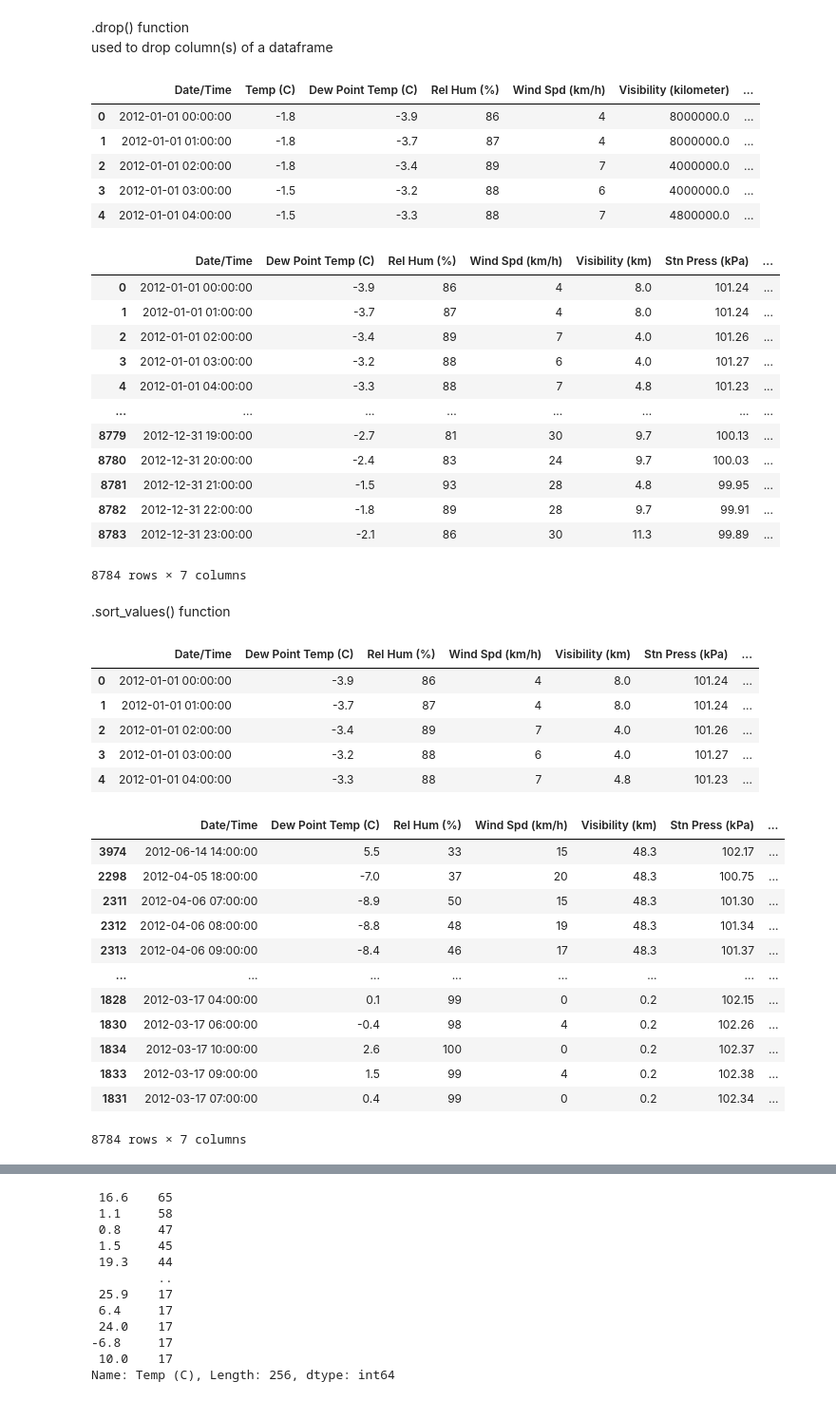
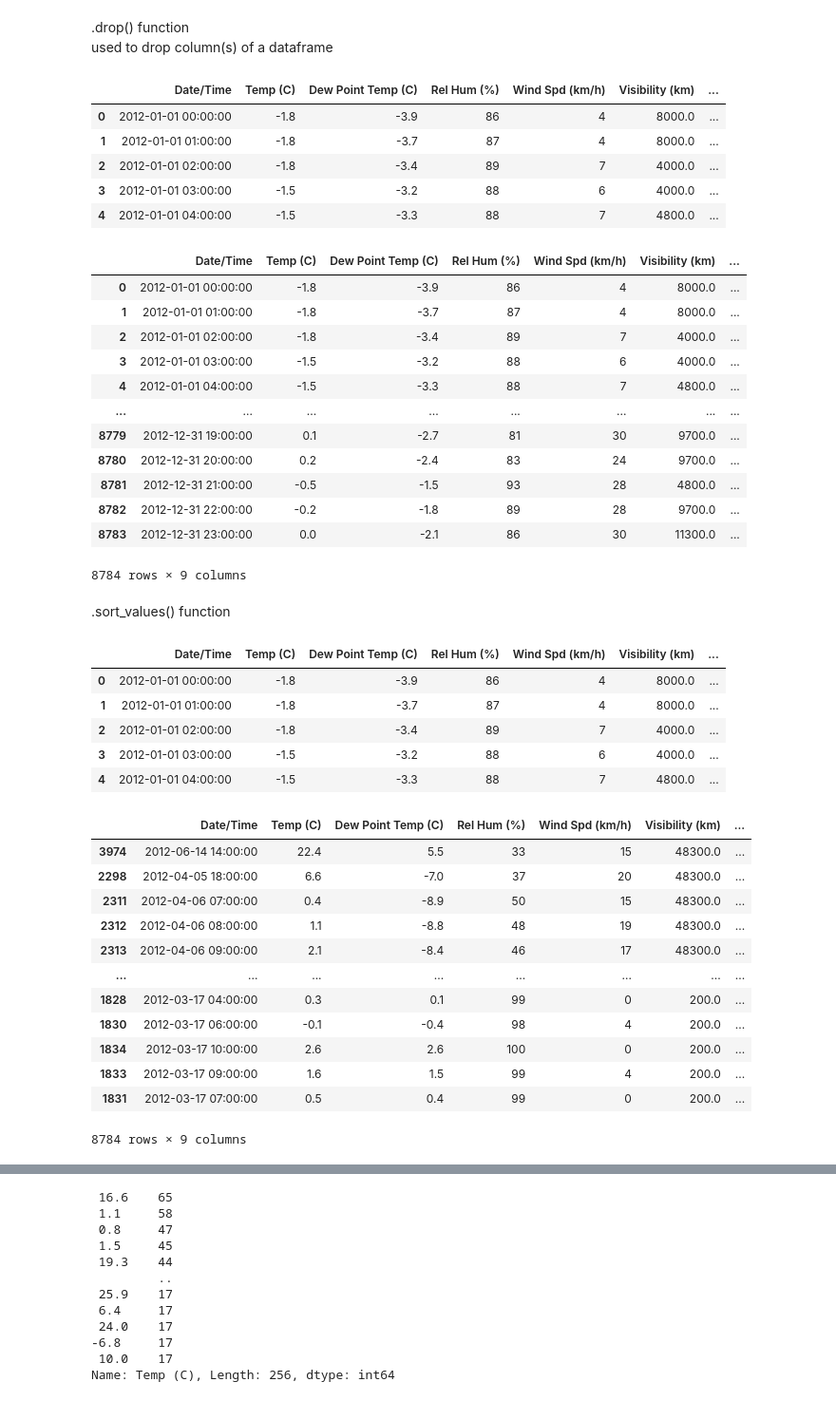
Before and after one commit to tussshar27/ipynb-files, a Jupyter notebook: 5.Python_Advance3.ipynb, the cells around one changed output, grey strips where cells are left out. Shown at 95% size. Saved outputs shown, nothing was run; the diff lists cells and outputs as text; code cells hidden in the pictures.

```diff
--- a/5.Python_Advance3.ipynb
+++ b/5.Python_Advance3.ipynb
@@ -128,62 +129,64 @@ d1
 8784 rows × 9 columns
+# %%
+d1.rename(columns={'Visibility (kilometer)': 'Visibility (km)'}, inplace=True)
 # %% [markdown]
 .drop() function
 used to drop column(s) of a dataframe
 # %%
 d1.head()
 # %% [output]
-|  | Date/Time | Temp (C) | Dew Point Temp (C) | Rel Hum (%) | Wind Spd (km/h) | Visibility (kilometer) | ... |
-| 0 | 2012-01-01 00:00:00 | -1.8 | -3.9 | 86 | 4 | 8000000.0 | ... |
-| 1 | 2012-01-01 01:00:00 | -1.8 | -3.7 | 87 | 4 | 8000000.0 | ... |
-| 2 | 2012-01-01 02:00:00 | -1.8 | -3.4 | 89 | 7 | 4000000.0 | ... |
-| 3 | 2012-01-01 03:00:00 | -1.5 | -3.2 | 88 | 6 | 4000000.0 | ... |
-| 4 | 2012-01-01 04:00:00 | -1.5 | -3.3 | 88 | 7 | 4800000.0 | ... |
+|  | Date/Time | Temp (C) | Dew Point Temp (C) | Rel Hum (%) | Wind Spd (km/h) | Visibility (km) | ... |
+| 0 | 2012-01-01 00:00:00 | -1.8 | -3.9 | 86 | 4 | 8000.0 | ... |
+| 1 | 2012-01-01 01:00:00 | -1.8 | -3.7 | 87 | 4 | 8000.0 | ... |
+| 2 | 2012-01-01 02:00:00 | -1.8 | -3.4 | 89 | 7 | 4000.0 | ... |
+| 3 | 2012-01-01 03:00:00 | -1.5 | -3.2 | 88 | 6 | 4000.0 | ... |
+| 4 | 2012-01-01 04:00:00 | -1.5 | -3.3 | 88 | 7 | 4800.0 | ... |
 # %%
 #axis: 0 means row, 1 means column
-d1 = d1.drop(labels=['Temp (C)'],axis=1)
+#d1 = d1.drop(labels=['Temp (C)'],axis=1)
 d1
 # %% [output]
-|  | Date/Time | Dew Point Temp (C) | Rel Hum (%) | Wind Spd (km/h) | Visibility (km) | Stn Press (kPa) | ... |
-| 0 | 2012-01-01 00:00:00 | -3.9 | 86 | 4 | 8.0 | 101.24 | ... |
-| 1 | 2012-01-01 01:00:00 | -3.7 | 87 | 4 | 8.0 | 101.24 | ... |
-| 2 | 2012-01-01 02:00:00 | -3.4 | 89 | 7 | 4.0 | 101.26 | ... |
-| 3 | 2012-01-01 03:00:00 | -3.2 | 88 | 6 | 4.0 | 101.27 | ... |
-| 4 | 2012-01-01 04:00:00 | -3.3 | 88 | 7 | 4.8 | 101.23 | ... |
+|  | Date/Time | Temp (C) | Dew Point Temp (C) | Rel Hum (%) | Wind Spd (km/h) | Visibility (km) | ... |
+| 0 | 2012-01-01 00:00:00 | -1.8 | -3.9 | 86 | 4 | 8000.0 | ... |
+| 1 | 2012-01-01 01:00:00 | -1.8 | -3.7 | 87 | 4 | 8000.0 | ... |
+| 2 | 2012-01-01 02:00:00 | -1.8 | -3.4 | 89 | 7 | 4000.0 | ... |
+| 3 | 2012-01-01 03:00:00 | -1.5 | -3.2 | 88 | 6 | 4000.0 | ... |
+| 4 | 2012-01-01 04:00:00 | -1.5 | -3.3 | 88 | 7 | 4800.0 | ... |
 | ... | ... | ... | ... | ... | ... | ... | ... |
-| 8779 | 2012-12-31 19:00:00 | -2.7 | 81 | 30 | 9.7 | 100.13 | ... |
-| 8780 | 2012-12-31 20:00:00 | -2.4 | 83 | 24 | 9.7 | 100.03 | ... |
-| 8781 | 2012-12-31 21:00:00 | -1.5 | 93 | 28 | 4.8 | 99.95 | ... |
-| 8782 | 2012-12-31 22:00:00 | -1.8 | 89 | 28 | 9.7 | 99.91 | ... |
-| 8783 | 2012-12-31 23:00:00 | -2.1 | 86 | 30 | 11.3 | 99.89 | ... |
+| 8779 | 2012-12-31 19:00:00 | 0.1 | -2.7 | 81 | 30 | 9700.0 | ... |
+| 8780 | 2012-12-31 20:00:00 | 0.2 | -2.4 | 83 | 24 | 9700.0 | ... |
+| 8781 | 2012-12-31 21:00:00 | -0.5 | -1.5 | 93 | 28 | 4800.0 | ... |
+| 8782 | 2012-12-31 22:00:00 | -0.2 | -1.8 | 89 | 28 | 9700.0 | ... |
+| 8783 | 2012-12-31 23:00:00 | 0.0 | -2.1 | 86 | 30 | 11300.0 | ... |
-8784 rows × 7 columns
+8784 rows × 9 columns
 # %% [markdown]
 .sort_values() function
 # %%
 d1.head()
 # %% [output]
-|  | Date/Time | Dew Point Temp (C) | Rel Hum (%) | Wind Spd (km/h) | Visibility (km) | Stn Press (kPa) | ... |
-| 0 | 2012-01-01 00:00:00 | -3.9 | 86 | 4 | 8.0 | 101.24 | ... |
-| 1 | 2012-01-01 01:00:00 | -3.7 | 87 | 4 | 8.0 | 101.24 | ... |
-| 2 | 2012-01-01 02:00:00 | -3.4 | 89 | 7 | 4.0 | 101.26 | ... |
-| 3 | 2012-01-01 03:00:00 | -3.2 | 88 | 6 | 4.0 | 101.27 | ... |
-| 4 | 2012-01-01 04:00:00 | -3.3 | 88 | 7 | 4.8 | 101.23 | ... |
+|  | Date/Time | Temp (C) | Dew Point Temp (C) | Rel Hum (%) | Wind Spd (km/h) | Visibility (km) | ... |
+| 0 | 2012-01-01 00:00:00 | -1.8 | -3.9 | 86 | 4 | 8000.0 | ... |
+| 1 | 2012-01-01 01:00:00 | -1.8 | -3.7 | 87 | 4 | 8000.0 | ... |
+| 2 | 2012-01-01 02:00:00 | -1.8 | -3.4 | 89 | 7 | 4000.0 | ... |
+| 3 | 2012-01-01 03:00:00 | -1.5 | -3.2 | 88 | 6 | 4000.0 | ... |
+| 4 | 2012-01-01 04:00:00 | -1.5 | -3.3 | 88 | 7 | 4800.0 | ... |
 # %%
 sorted_visibility = d1.sort_values('Visibility (km)', ascending=False)
 sorted_visibility
 # %% [output]
-|  | Date/Time | Dew Point Temp (C) | Rel Hum (%) | Wind Spd (km/h) | Visibility (km) | Stn Press (kPa) | ... |
-| 3974 | 2012-06-14 14:00:00 | 5.5 | 33 | 15 | 48.3 | 102.17 | ... |
-| 2298 | 2012-04-05 18:00:00 | -7.0 | 37 | 20 | 48.3 | 100.75 | ... |
-| 2311 | 2012-04-06 07:00:00 | -8.9 | 50 | 15 | 48.3 | 101.30 | ... |
-| 2312 | 2012-04-06 08:00:00 | -8.8 | 48 | 19 | 48.3 | 101.34 | ... |
-| 2313 | 2012-04-06 09:00:00 | -8.4 | 46 | 17 | 48.3 | 101.37 | ... |
+|  | Date/Time | Temp (C) | Dew Point Temp (C) | Rel Hum (%) | Wind Spd (km/h) | Visibility (km) | ... |
+| 3974 | 2012-06-14 14:00:00 | 22.4 | 5.5 | 33 | 15 | 48300.0 | ... |
+| 2298 | 2012-04-05 18:00:00 | 6.6 | -7.0 | 37 | 20 | 48300.0 | ... |
+| 2311 | 2012-04-06 07:00:00 | 0.4 | -8.9 | 50 | 15 | 48300.0 | ... |
+| 2312 | 2012-04-06 08:00:00 | 1.1 | -8.8 | 48 | 19 | 48300.0 | ... |
+| 2313 | 2012-04-06 09:00:00 | 2.1 | -8.4 | 46 | 17 | 48300.0 | ... |
 | ... | ... | ... | ... | ... | ... | ... | ... |
-| 1828 | 2012-03-17 04:00:00 | 0.1 | 99 | 0 | 0.2 | 102.15 | ... |
-| 1830 | 2012-03-17 06:00:00 | -0.4 | 98 | 4 | 0.2 | 102.26 | ... |
-| 1834 | 2012-03-17 10:00:00 | 2.6 | 100 | 0 | 0.2 | 102.37 | ... |
-| 1833 | 2012-03-17 09:00:00 | 1.5 | 99 | 4 | 0.2 | 102.38 | ... |
-| 1831 | 2012-03-17 07:00:00 | 0.4 | 99 | 0 | 0.2 | 102.34 | ... |
+| 1828 | 2012-03-17 04:00:00 | 0.3 | 0.1 | 99 | 0 | 200.0 | ... |
+| 1830 | 2012-03-17 06:00:00 | -0.1 | -0.4 | 98 | 4 | 200.0 | ... |
+| 1834 | 2012-03-17 10:00:00 | 2.6 | 2.6 | 100 | 0 | 200.0 | ... |
+| 1833 | 2012-03-17 09:00:00 | 1.6 | 1.5 | 99 | 4 | 200.0 | ... |
+| 1831 | 2012-03-17 07:00:00 | 0.5 | 0.4 | 99 | 0 | 200.0 | ... |
-8784 rows × 7 columns
+8784 rows × 9 columns
 # %%
 #Q. Which were the top 10 hottest values and their counts?
 d1.head()
```
Also changed, not shown: parts of 107 cells of this notebook.
